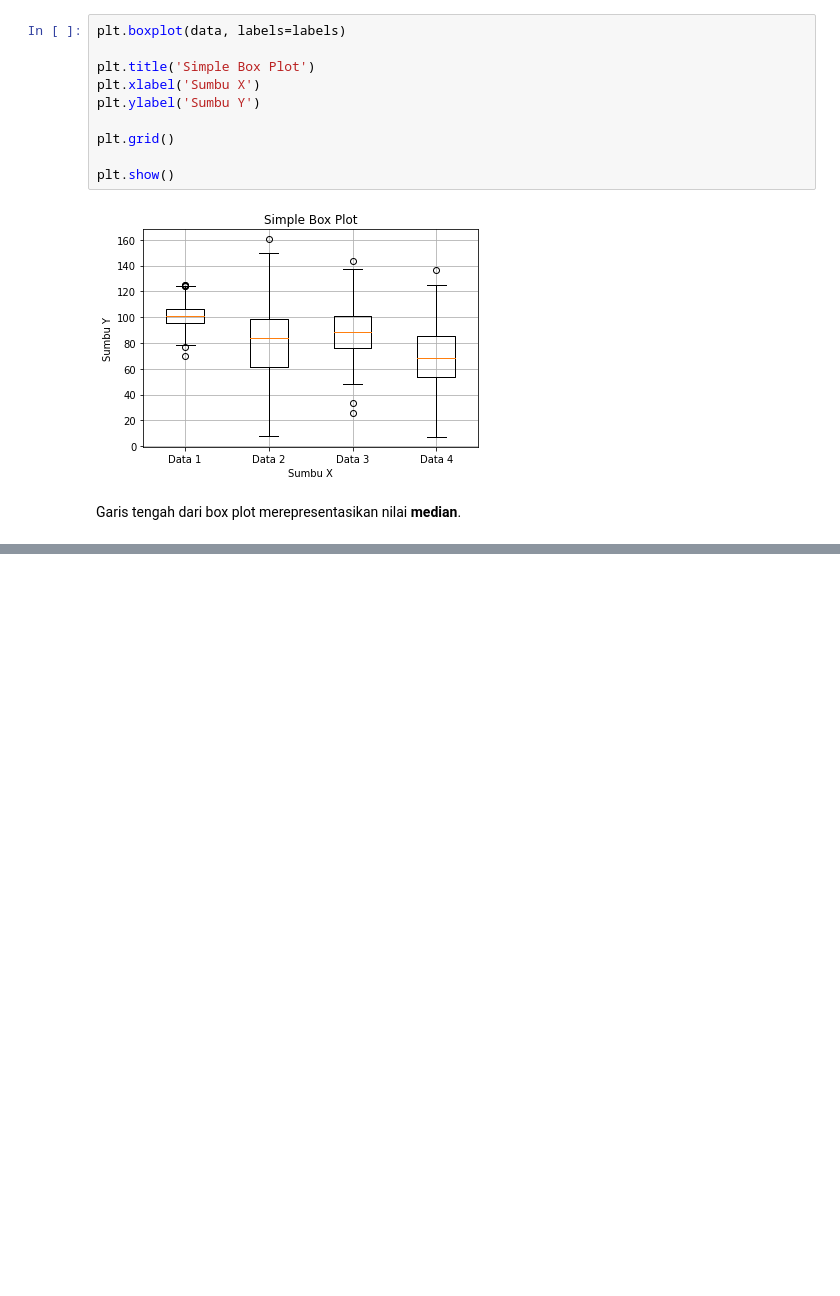
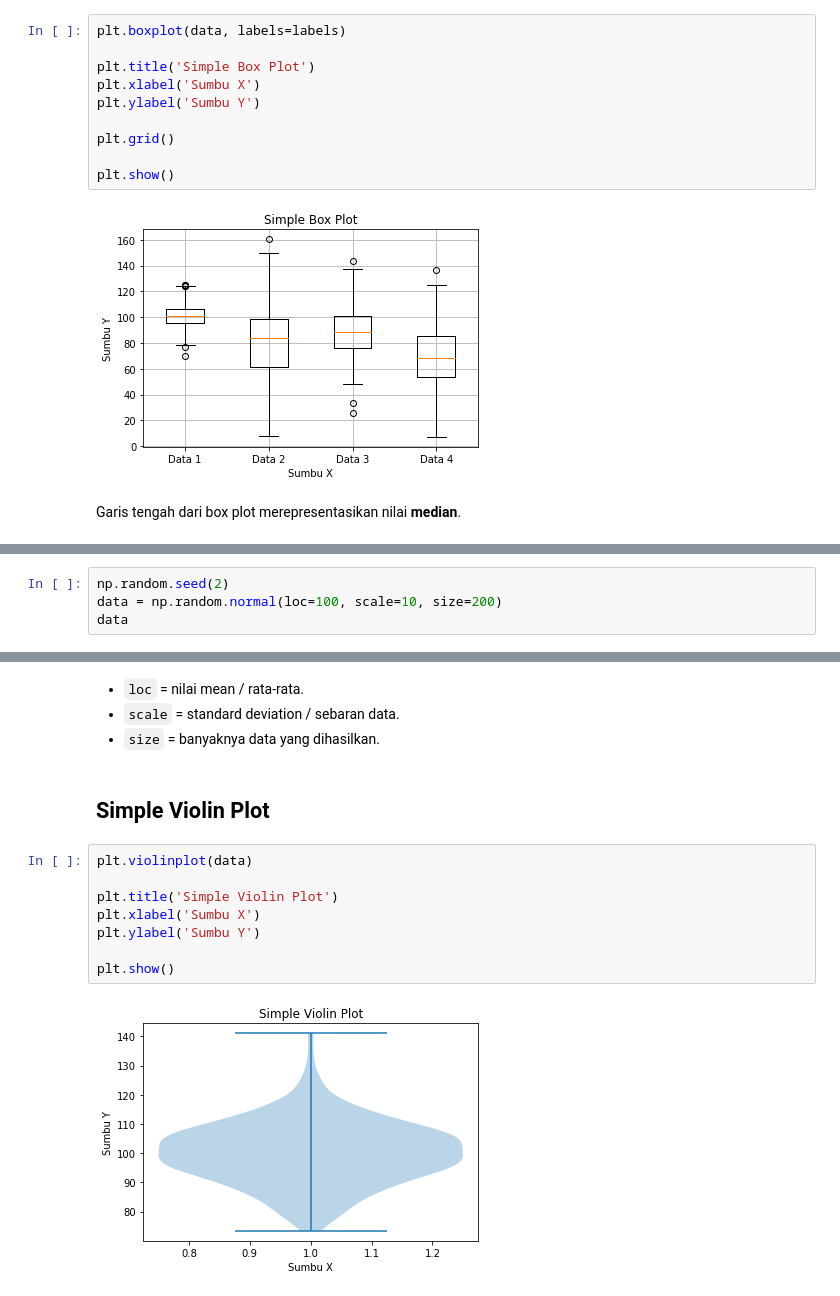
Before and after one commit to medievalgoose/matplotlib, a Jupyter notebook: Matplotlib-Week6.ipynb, the cells around one changed output, grey strips where cells are left out. Cells and saved outputs as stored; diff of their text form; blank space fills up the shorter version.

Commit message:
Menambahkan cara membuat violin plot

```diff
--- a/Matplotlib-Week6.ipynb
+++ b/Matplotlib-Week6.ipynb
@@ -126,0 +141,4 @@ Garis tengah dari box plot merepresentasikan nilai **median**.
+# %%
+np.random.seed(2)
+data = np.random.normal(loc=100, scale=10, size=200)
+data
@@ -126,0 +163,16 @@ Garis tengah dari box plot merepresentasikan nilai **median**.
+# %% [markdown]
+* `loc` = nilai mean / rata-rata.
+* `scale` = standard deviation / sebaran data.
+* `size` = banyaknya data yang dihasilkan.
+# %% [markdown]
+## Simple Violin Plot
+# %%
+plt.violinplot(data)
+
+plt.title('Simple Violin Plot')
+plt.xlabel('Sumbu X')
+plt.ylabel('Sumbu Y')
+
+plt.show()
+# %% [output]
+[figure, added]
```
Also changed, not shown: parts of 16 cells of this notebook.
